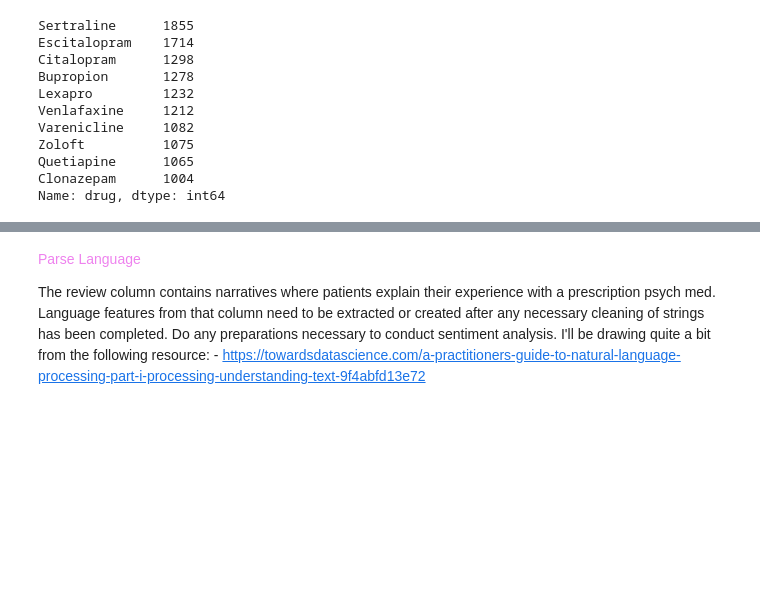
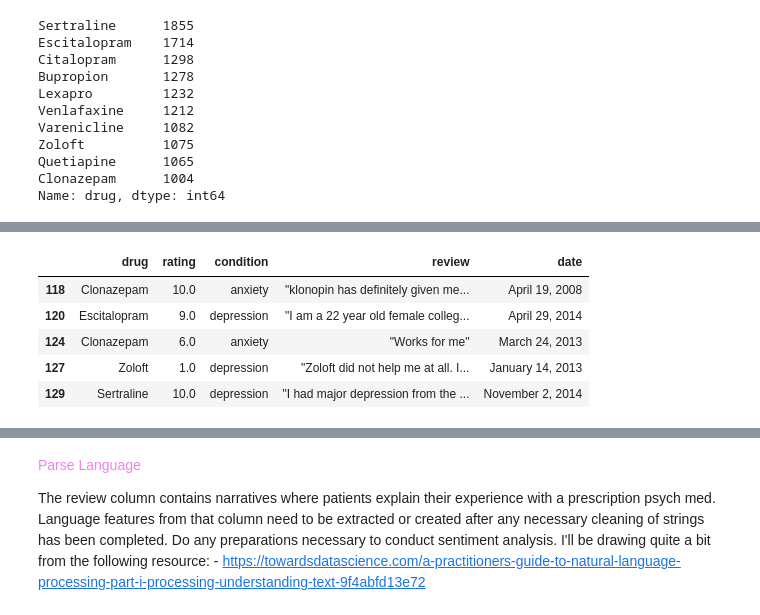
Before and after one commit to fractaldatalearning/psychedelic_efficacy, a Jupyter notebook: notebooks/2-kl-studies-eda.ipynb, the cells around one changed output, grey strips where cells are left out. Drawn from its saved outputs; the diff is of its cells as text; code cells hidden in the pictures; blank space fills up the shorter version.

```diff
--- a/notebooks/2-kl-studies-eda.ipynb
+++ b/notebooks/2-kl-studies-eda.ipynb
@@ -69,0 +97,17 @@ Name: drug, dtype: int64
+# %%
+# Which of the most common drugs are used to treat which of the most common conditions?
+
+top_drugs = ['Sertraline', 'Escitalopram', 'Citalopram', 'Bupropion', 'Lexapro',
+             'Venlafaxine', 'Varenicline', 'Zoloft', 'Quetiapine', 'Clonazepam']
+top_conditions = ['depression', 'anxiety', 'bipolar', 'addiction', 'insomnia', 'hrt',
+                  'schizophrenia', 'ocd', 'other', 'schizoaffective disorder']
+top_drug_conditions = df[df['drug'].isin(top_drugs) & df['condition'].isin(top_conditions)]
+
+top_drug_conditions.head()
+# %% [output]
+|  | drug | rating | condition | review | date |
+| 118 | Clonazepam | 10.0 | anxiety | "klonopin has definitely given me... | April 19, 2008 |
+| 120 | Escitalopram | 9.0 | depression | "I am a 22 year old female colleg... | April 29, 2014 |
+| 124 | Clonazepam | 6.0 | anxiety | "Works for me" | March 24, 2013 |
+| 127 | Zoloft | 1.0 | depression | "Zoloft did not help me at all. I... | January 14, 2013 |
+| 129 | Sertraline | 10.0 | depression | "I had major depression from the ... | November 2, 2014 |
```
Also changed, not shown: parts of 13 cells of this notebook, 1 other file.
